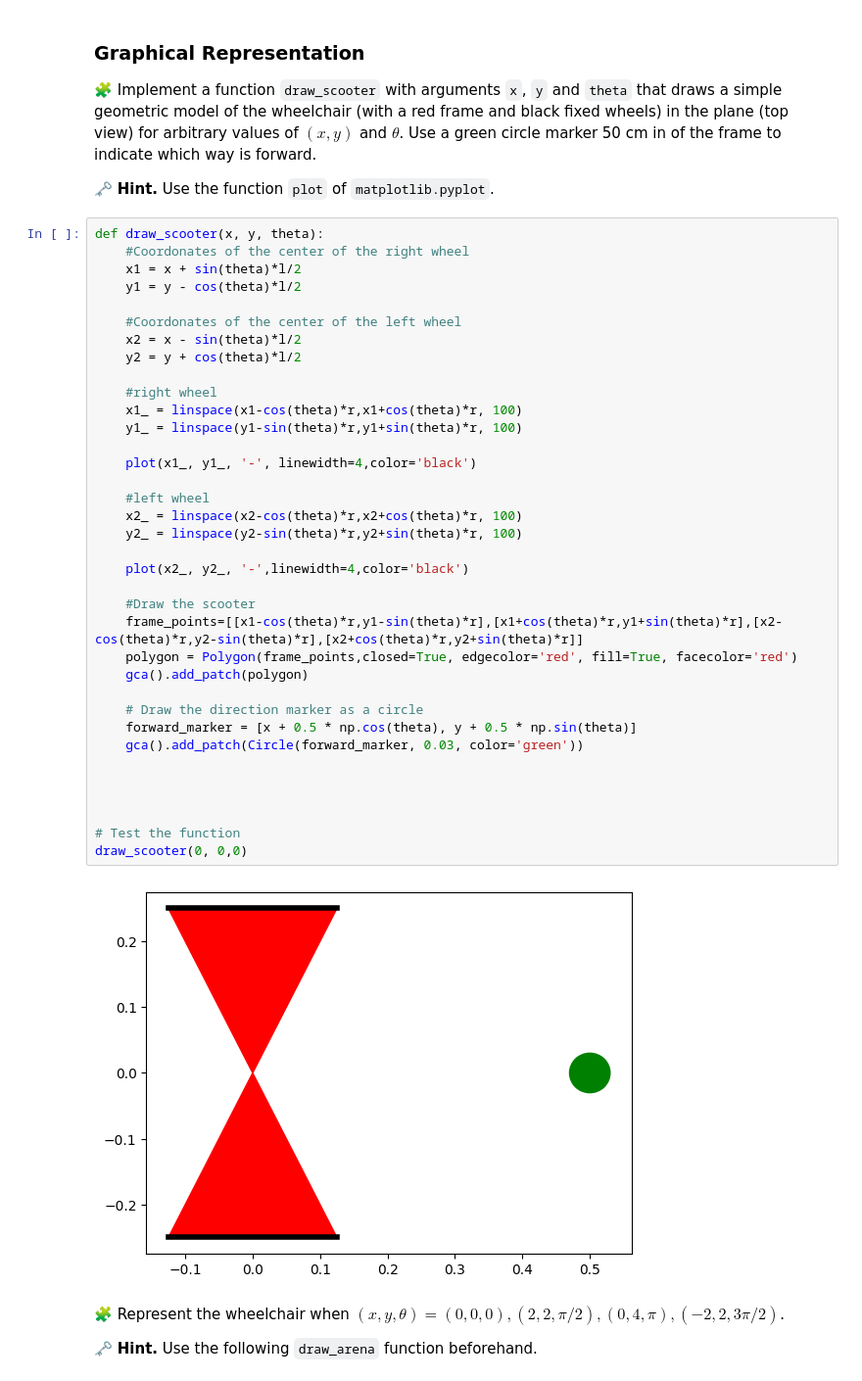
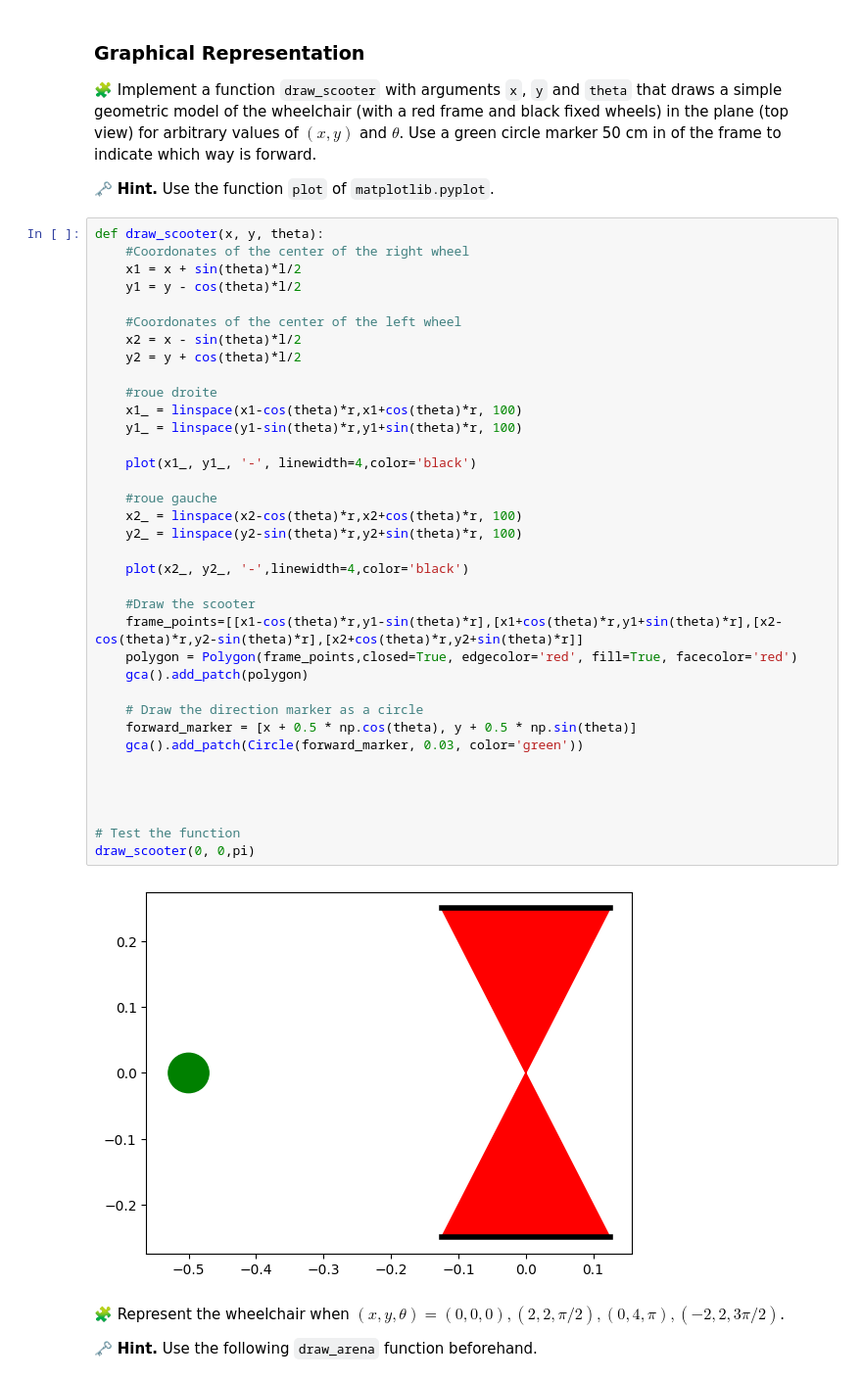
Before and after one commit to Nouamane77/control-engineering-with-python-project-2023-2024, a Jupyter notebook: Project-part-1.ipynb, the cells around one changed output. Shown at 98% size. Cells and saved outputs as stored; diff of their text form.

```diff
--- a/Project-part-1.ipynb
+++ b/Project-part-1.ipynb
@@ -59,37 +59,37 @@ def draw_scooter(x, y, theta):
     y1 = y - cos(theta)*l/2
 
     #Coordonates of the center of the left wheel
     x2 = x - sin(theta)*l/2
     y2 = y + cos(theta)*l/2
 
-    #right wheel
+    #roue droite
     x1_ = linspace(x1-cos(theta)*r,x1+cos(theta)*r, 100)
     y1_ = linspace(y1-sin(theta)*r,y1+sin(theta)*r, 100)
 
     plot(x1_, y1_, '-', linewidth=4,color='black')
 
-    #left wheel
+    #roue gauche
     x2_ = linspace(x2-cos(theta)*r,x2+cos(theta)*r, 100)
     y2_ = linspace(y2-sin(theta)*r,y2+sin(theta)*r, 100)
 
     plot(x2_, y2_, '-',linewidth=4,color='black')
 
     #Draw the scooter
     frame_points=[[x1-cos(theta)*r,y1-sin(theta)*r],[x1+cos(theta)*r,y1+sin(theta)*r],[x2-cos(theta)*r,y2-sin(theta)*r],[x2+cos(theta)*r,y2+sin(theta)*r]]
     polygon = Polygon(frame_points,closed=True, edgecolor='red', fill=True, facecolor='red')
     gca().add_patch(polygon)
 
     # Draw the direction marker as a circle
     forward_marker = [x + 0.5 * np.cos(theta), y + 0.5 * np.sin(theta)]
     gca().add_patch(Circle(forward_marker, 0.03, color='green'))
 
 
 
 
 # Test the function
-draw_scooter(0, 0,0)
+draw_scooter(0, 0,pi)
 # %% [output]
-[figure, old version]
+[figure, new version]
 # %% [markdown]
 🧩 Represent the wheelchair when $(x, y, \theta) = (0, 0, 0), (2, 2, \pi/2), (0, 4, \pi), (-2, 2, 3\pi/2)$.
 
```
Also changed, not shown: parts of 3 cells of this notebook.
